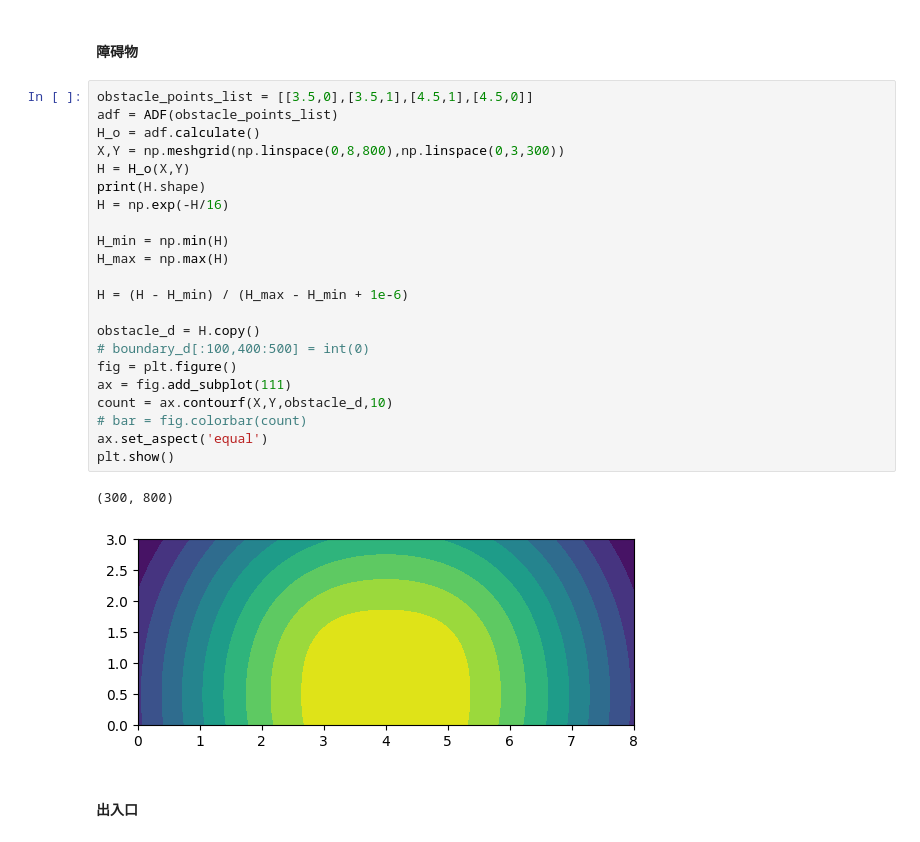
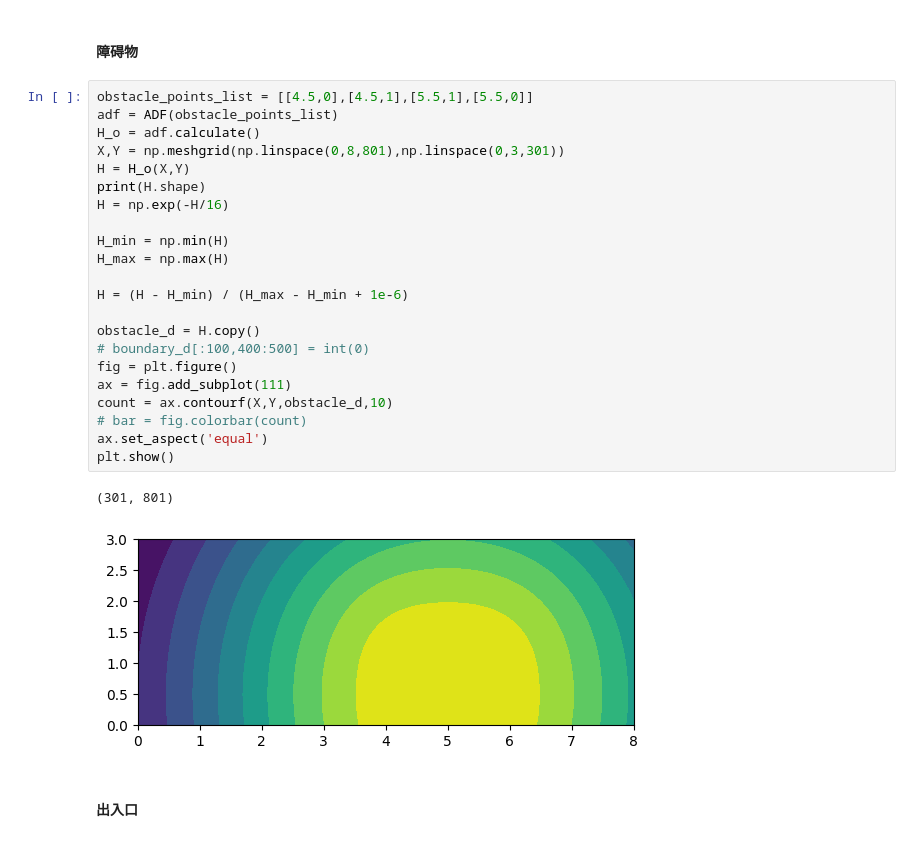
Before and after one commit to T1318/Fast-predication, a Jupyter notebook: utils/Data_process.ipynb, the cells around one changed output. Drawn from its saved outputs; the diff is of its cells as text.

```diff
--- a/utils/Data_process.ipynb
+++ b/utils/Data_process.ipynb
@@ -53,30 +53,30 @@ plt.show()
 # %% [markdown]
 #### 障碍物
 # %%
-obstacle_points_list = [[3.5,0],[3.5,1],[4.5,1],[4.5,0]]
+obstacle_points_list = [[4.5,0],[4.5,1],[5.5,1],[5.5,0]]
 adf = ADF(obstacle_points_list)
 H_o = adf.calculate()
-X,Y = np.meshgrid(np.linspace(0,8,800),np.linspace(0,3,300))
+X,Y = np.meshgrid(np.linspace(0,8,801),np.linspace(0,3,301))
 H = H_o(X,Y)
 print(H.shape)
 H = np.exp(-H/16)
 
 H_min = np.min(H)
 H_max = np.max(H)
 
 H = (H - H_min) / (H_max - H_min + 1e-6)
 
 obstacle_d = H.copy()
 # boundary_d[:100,400:500] = int(0)
 fig = plt.figure()
 ax = fig.add_subplot(111)
 count = ax.contourf(X,Y,obstacle_d,10)
 # bar = fig.colorbar(count)
 ax.set_aspect('equal')
 plt.show()
 # %% [output]
-(300, 800)
+(301, 801)
-[figure, old version]
+[figure, new version]
 # %% [markdown]
 #### 出入口
 # %%
```
Also changed, not shown: parts of 23 cells of this notebook, 32 other files.
